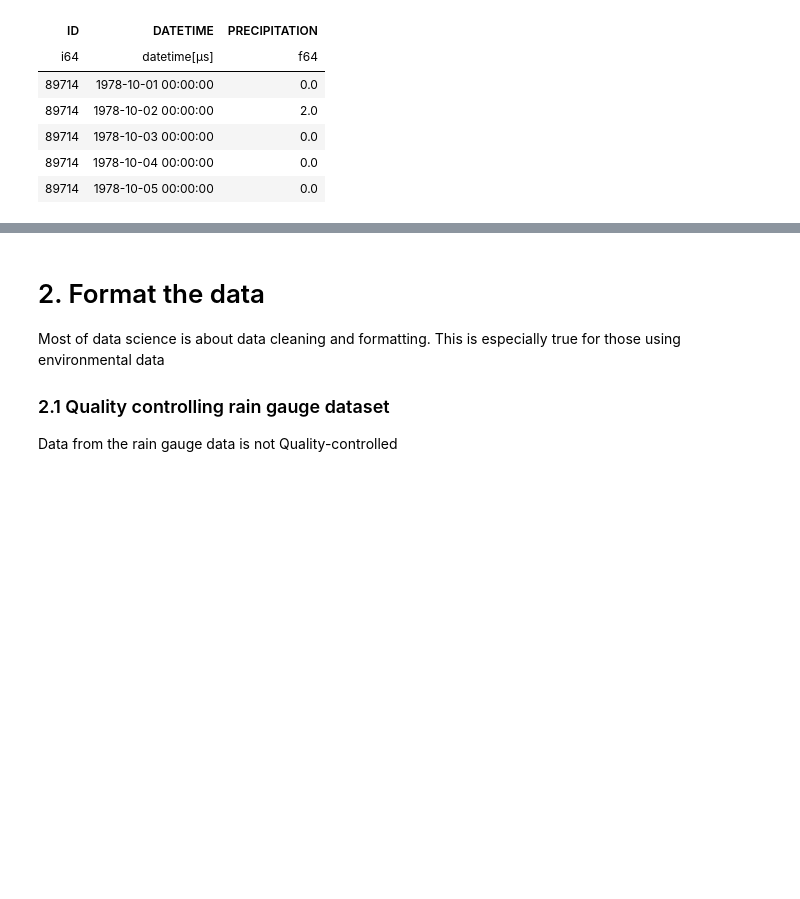
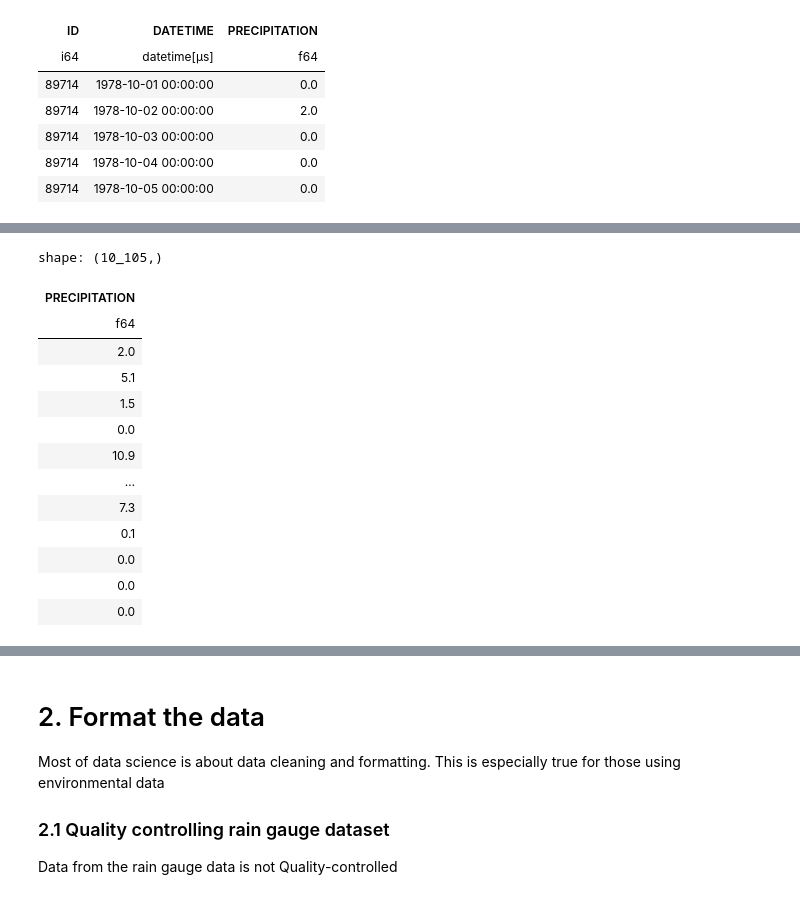
Before and after one commit to Thomasjkeel/UKCEH_Summer_School, a Jupyter notebook: Workshop_4/Workshop_4_rainfall_uncertainty.ipynb, the cells around one changed output, grey strips where cells are left out. Saved outputs shown, nothing was run; the diff lists cells and outputs as text; code cells hidden in the pictures; blank space fills up the shorter version.

```diff
--- a/Workshop_4/Workshop_4_rainfall_uncertainty.ipynb
+++ b/Workshop_4/Workshop_4_rainfall_uncertainty.ipynb
@@ -159,0 +281,17 @@ shape: (5, 9)
+# %%
+severn_rain_gauge_data.filter(pl.col("ID") == 90537)["PRECIPITATION"]
+# %% [output]
+shape: (10_105,)
+| PRECIPITATION |
+| f64 |
+| 2.0 |
+| 5.1 |
+| 1.5 |
+| 0.0 |
+| 10.9 |
+| … |
+| 7.3 |
+| 0.1 |
+| 0.0 |
+| 0.0 |
+| 0.0 |
```
Also changed, not shown: parts of 13 cells of this notebook, 44 other files.
